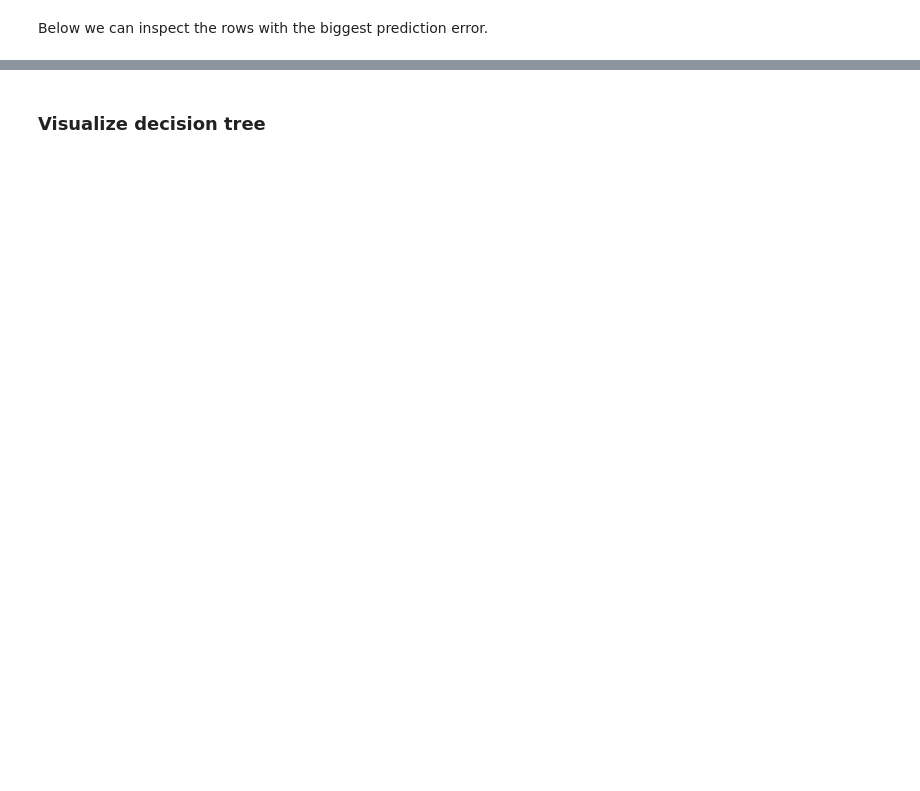
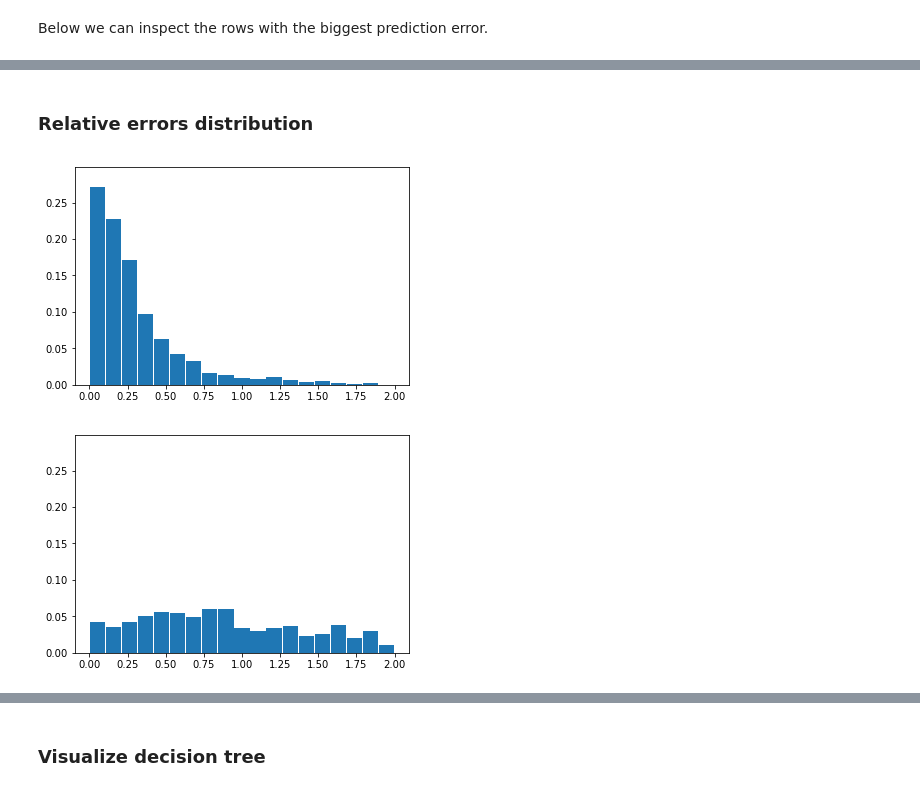
Before and after one commit to rpagliuca/amazon-copurchased-data-science, a Jupyter notebook: price_1_basic_analysis.ipynb, the cells around one changed output, grey strips where cells are left out. Drawn from its saved outputs; the diff is of its cells as text; code cells hidden in the pictures; blank space fills up the shorter version.

```diff
--- a/price_1_basic_analysis.ipynb
+++ b/price_1_basic_analysis.ipynb
@@ -337,9 +386,17 @@ Now we can compare the errors obtained by our predictions against the errors pro
 # Calculate the absolute errors
 errors = abs(test_predictions - test_target)
 errors_baseline = abs(average_target - test_target)
+errors_relative = errors/test_target
+errors_baseline_relative = errors_baseline/test_target
 # Print out the mean absolute error (mae)
+print "== Absolute"
 print('Mean absolute prediction error: R$', round(np.mean(errors), 2))
 print('Std prediction error: R$', round(np.std(errors), 2))
 print('Mean absolute error using average: R$', round(np.mean(errors_baseline), 2))
 print('Std prediction error using average: R$', round(np.std(errors_baseline), 2))
+print "== Relative"
+print('Mean relative absolute prediction error: ', round(np.mean(errors_relative), 2))
+print('Std relative prediction error: ', round(np.std(errors_relative), 2))
+print('Mean relative absolute error using average: ', round(np.mean(errors_baseline_relative), 2))
+print('Std relative prediction error using average: ', round(np.std(errors_baseline_relative), 2))
 # %% [output]
@@ -350 +415,16 @@ print('Std prediction error using average: R$', round(np.std(errors_baseline), 2
+# %%
+pd.set_option('display.max_columns', None)
+data = {
+    "all_features": test_features.tolist(),
+    "sha256_id": test_features[:, 0],
+    "target": test_target,
+    "prediction": test_predictions,
+    "error": errors,
+    "error_relative": errors_relative,
+    "error_baseline": errors_baseline,
+    "error_baseline_relative": errors_baseline_relative
+}
+predicted_df = pd.DataFrame(data = data)
+joined_predicted_df = predicted_df
+joined_predicted_df = predicted_df.set_index("sha256_id").join(df.set_index("sha256_id"))
 # %% [markdown]
@@ -421,0 +524,20 @@ predicted_df.describe()
+# %% [markdown]
+### Relative errors distribution
+# %%
+count = len(predicted_df.error_relative)
+hist_predicted = np.histogram(predicted_df.error_relative, np.linspace(0, 2, 20))
+normalized_hist_predicted = hist_predicted[0]/count
+hist_baseline = np.histogram(predicted_df.error_baseline_relative, np.linspace(0, 2, 20))
+normalized_hist_baseline = hist_baseline[0]/count
+centers = np.convolve(hist_predicted[1], [0.5, 0.5])
+centers = centers[1:-1]
+plt.bar(centers, normalized_hist_predicted, width=(centers[1]-centers[0])*0.95)
+ylim = max(hist_predicted[0]/count) * 1.1
+plt.ylim(0, ylim)
+plt.show()
+plt.bar(centers, normalized_hist_baseline, width=(centers[1]-centers[0])*0.95)
+plt.ylim(0, ylim)
+plt.show()
+# %% [output]
+[figure, added]
+[figure, added]
```
Also changed, not shown: parts of 34 cells of this notebook, 5 other files.
